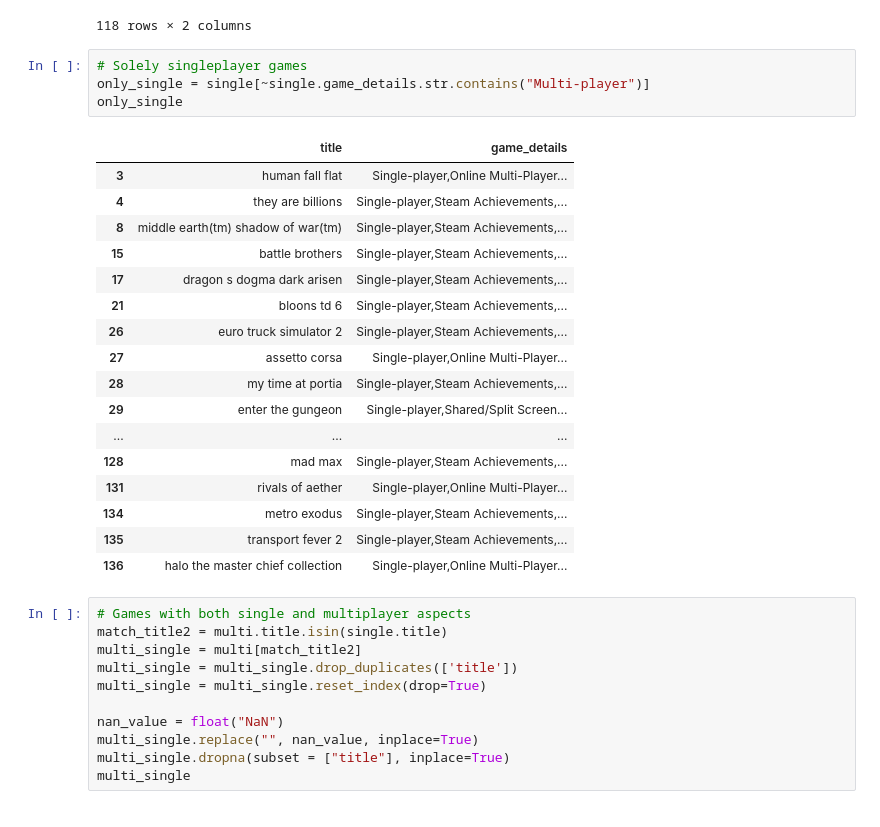
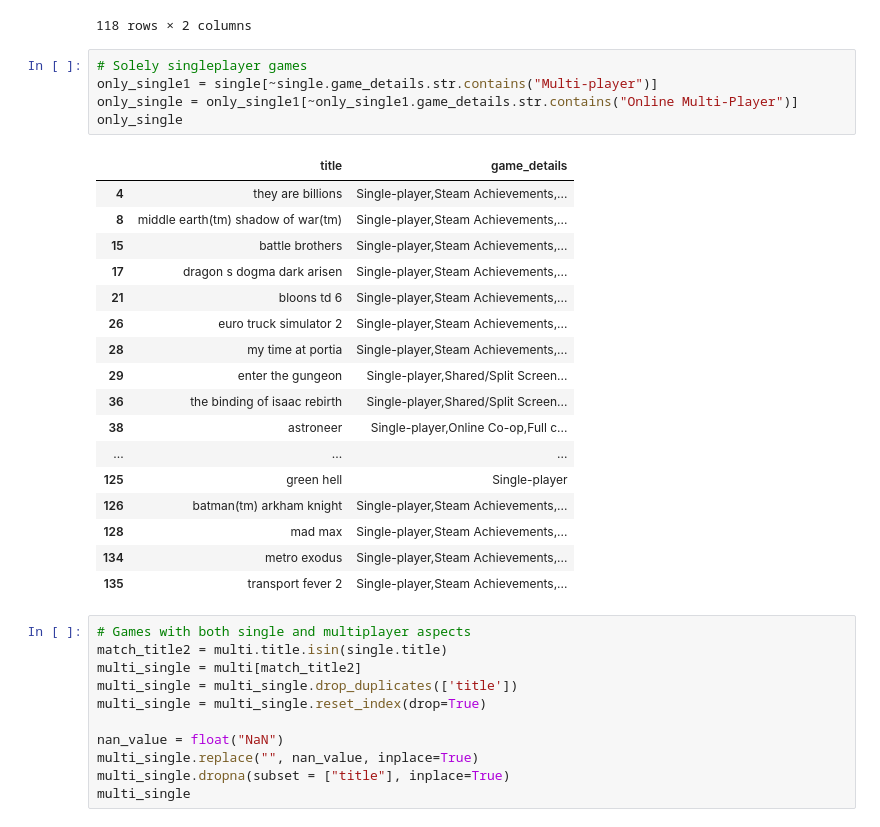
Before and after one commit to pyaepyaelily/videoGame, a Jupyter notebook: Multi_Single_Justin.ipynb, the cells around one changed output. Drawn from its saved outputs; the diff is of its cells as text.

```diff
--- a/Multi_Single_Justin.ipynb
+++ b/Multi_Single_Justin.ipynb
@@ -186,26 +186,27 @@ single
 118 rows × 2 columns
 # %%
 # Solely singleplayer games
-only_single = single[~single.game_details.str.contains("Multi-player")]
+only_single1 = single[~single.game_details.str.contains("Multi-player")]
+only_single = only_single1[~only_single1.game_details.str.contains("Online Multi-Player")]
 only_single
 # %% [output]
 |  | title | game_details |
-| 3 | human fall flat | Single-player,Online Multi-Player... |
 | 4 | they are billions | Single-player,Steam Achievements,... |
 | 8 | middle earth(tm) shadow of war(tm) | Single-player,Steam Achievements,... |
 | 15 | battle brothers | Single-player,Steam Achievements,... |
 | 17 | dragon s dogma dark arisen | Single-player,Steam Achievements,... |
 | 21 | bloons td 6 | Single-player,Steam Achievements,... |
 | 26 | euro truck simulator 2 | Single-player,Steam Achievements,... |
-| 27 | assetto corsa | Single-player,Online Multi-Player... |
 | 28 | my time at portia | Single-player,Steam Achievements,... |
 | 29 | enter the gungeon | Single-player,Shared/Split Screen... |
+| 36 | the binding of isaac rebirth | Single-player,Shared/Split Screen... |
+| 38 | astroneer | Single-player,Online Co-op,Full c... |
 | ... | ... | ... |
+| 125 | green hell | Single-player |
+| 126 | batman(tm) arkham knight | Single-player,Steam Achievements,... |
 | 128 | mad max | Single-player,Steam Achievements,... |
-| 131 | rivals of aether | Single-player,Online Multi-Player... |
 | 134 | metro exodus | Single-player,Steam Achievements,... |
 | 135 | transport fever 2 | Single-player,Steam Achievements,... |
-| 136 | halo the master chief collection | Single-player,Online Multi-Player... |
 # %%
 # Games with both single and multiplayer aspects
 match_title2 = multi.title.isin(single.title)
```
Also changed, not shown: parts of 1 cell of this notebook.
